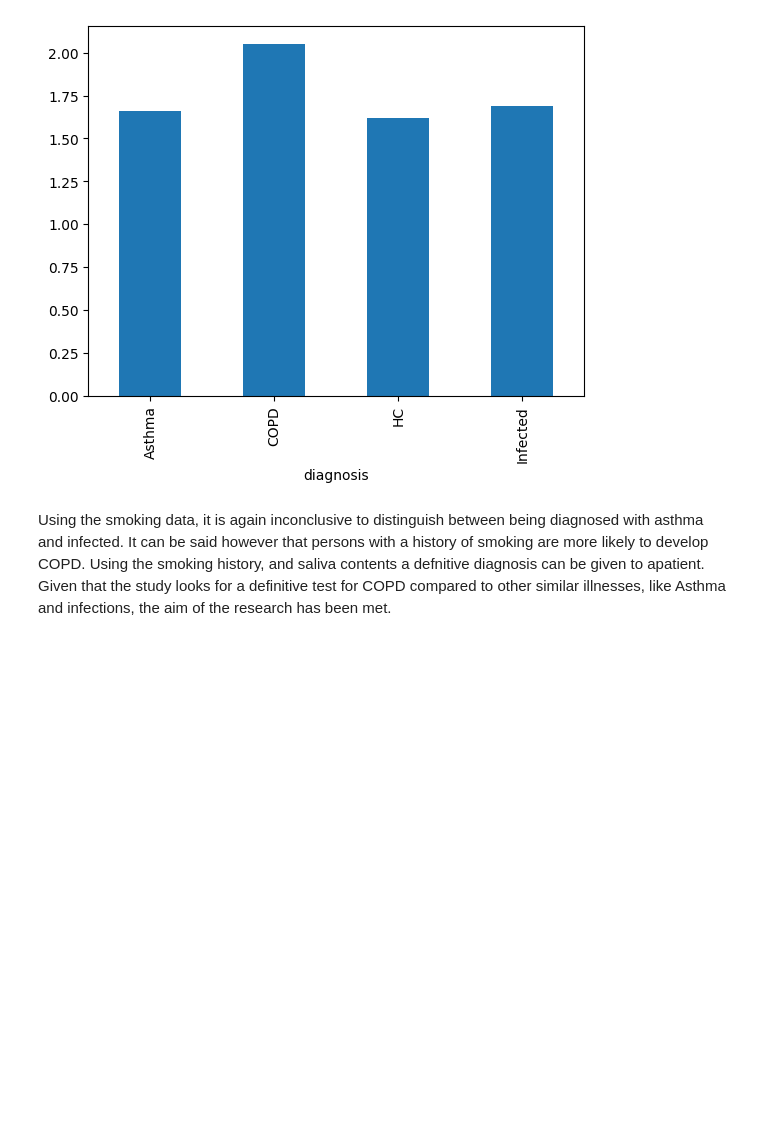
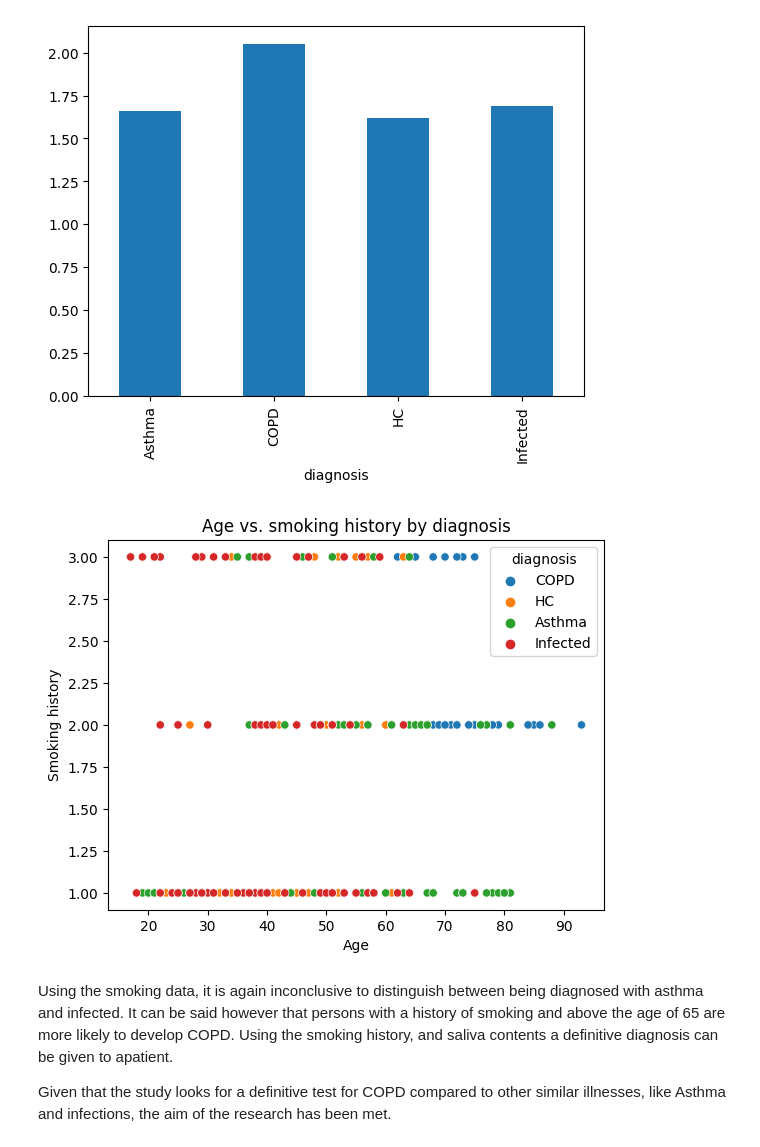
Before and after one commit to AveryGrouette/Group10_Assignment6, a Jupyter notebook: Group_10_Assignment6_GGE6505.ipynb, the cells around one changed output. Drawn from its saved outputs; the diff is of its cells as text; code cells hidden in the pictures; blank space fills up the shorter version.

```diff
--- a/Group_10_Assignment6_GGE6505.ipynb
+++ b/Group_10_Assignment6_GGE6505.ipynb
@@ -216,5 +262,19 @@ smoking_number.plot(kind='bar')
 plt.show()
 # %% [output]
 [figure]
+# %%
+#scatter plot to explore the relationship between age, smoking history, and lung cancer diagnosis
+
+sns.scatterplot(data=df, x='age', y='smoking', hue='diagnosis')
+plt.title('Age vs. smoking history by diagnosis')
+plt.xlabel('Age')
+plt.ylabel('Smoking history')
+plt.show()
+# %% [output]
+[figure, added]
 # %% [markdown]
-Using the smoking data, it is again inconclusive to distinguish between being diagnosed with asthma and infected. It can be said however that persons with a history of smoking are more likely to develop COPD. Using the smoking history, and saliva contents a defnitive diagnosis can be given to apatient. Given that the study looks for a definitive test for COPD compared to other similar illnesses, like Asthma and infections, the aim of the research has been met.
+Using the smoking data, it is again inconclusive to distinguish between being diagnosed with asthma and infected. It can be said however that persons with a history of smoking and above the age of 65 are more likely to develop COPD. Using the smoking history, and saliva contents a definitive diagnosis can be given to apatient.
+
+
+
+Given that the study looks for a definitive test for COPD compared to other similar illnesses, like Asthma and infections, the aim of the research has been met.
```
Also changed, not shown: parts of 9 cells of this notebook.
